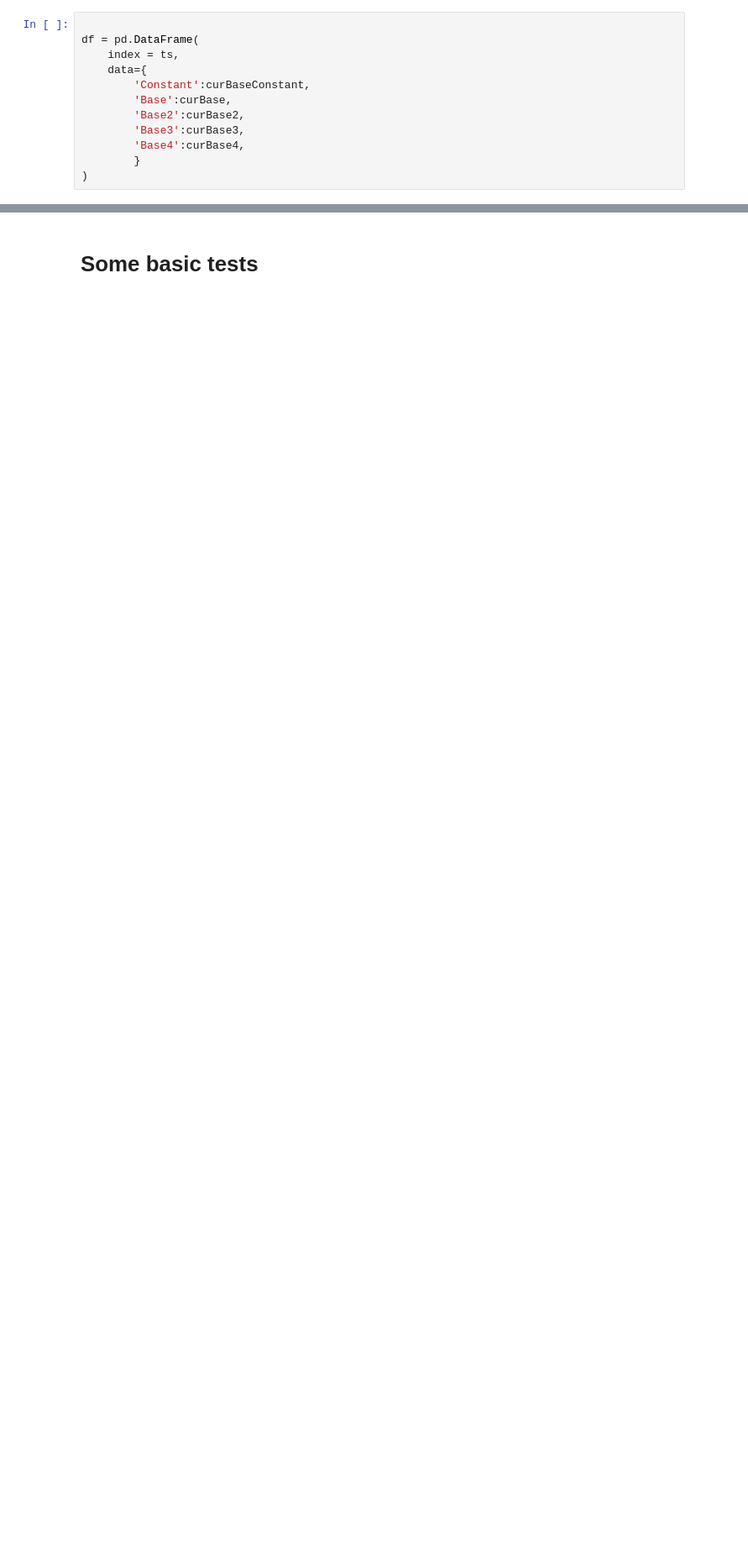
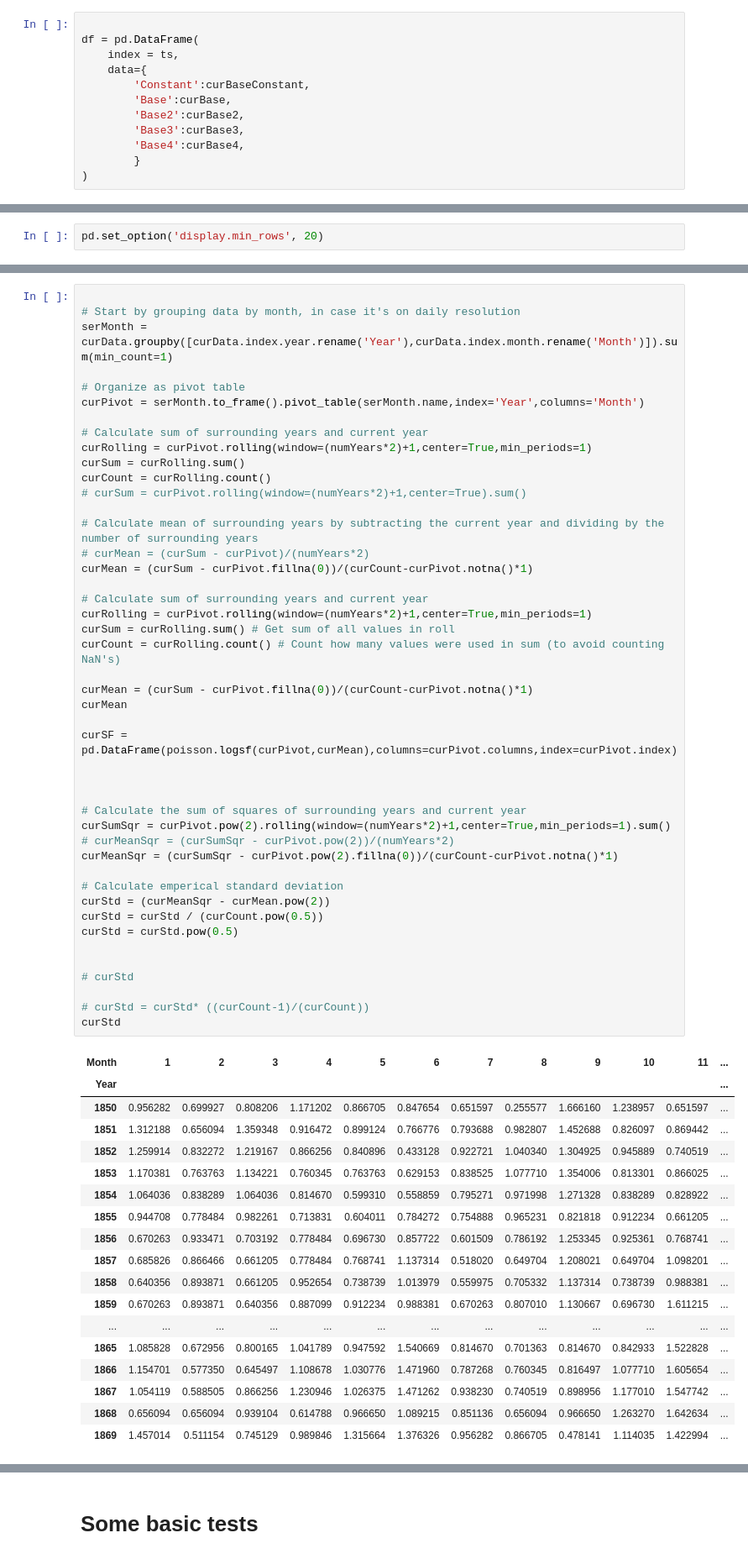
Before and after one commit to PandemiXcenter/ExcessMortality, a Jupyter notebook: TestingAndDevelopment_Poisson.ipynb, the cells around one changed output, grey strips where cells are left out. Shown at 84% size. Saved outputs shown, nothing was run; the diff lists cells and outputs as text; blank space fills up the shorter version.

```diff
--- a/TestingAndDevelopment_Poisson.ipynb
+++ b/TestingAndDevelopment_Poisson.ipynb
@@ -75,0 +96,2 @@ df = pd.DataFrame(
+# %%
+pd.set_option('display.min_rows', 20)
@@ -75,0 +149,64 @@ df = pd.DataFrame(
+# %%
+
+# Start by grouping data by month, in case it's on daily resolution
+serMonth = curData.groupby([curData.index.year.rename('Year'),curData.index.month.rename('Month')]).sum(min_count=1)
+
+# Organize as pivot table
+curPivot = serMonth.to_frame().pivot_table(serMonth.name,index='Year',columns='Month')
+
+# Calculate sum of surrounding years and current year
+curRolling = curPivot.rolling(window=(numYears*2)+1,center=True,min_periods=1)
+curSum = curRolling.sum()
+curCount = curRolling.count()
+# curSum = curPivot.rolling(window=(numYears*2)+1,center=True).sum()
+
+# Calculate mean of surrounding years by subtracting the current year and dividing by the number of surrounding years
+# curMean = (curSum - curPivot)/(numYears*2)
+curMean = (curSum - curPivot.fillna(0))/(curCount-curPivot.notna()*1)
+
+# Calculate sum of surrounding years and current year
+curRolling = curPivot.rolling(window=(numYears*2)+1,center=True,min_periods=1)
+curSum = curRolling.sum() # Get sum of all values in roll
+curCount = curRolling.count() # Count how many values were used in sum (to avoid counting NaN's)
+
+curMean = (curSum - curPivot.fillna(0))/(curCount-curPivot.notna()*1)
+curMean
+
+curSF = pd.DataFrame(poisson.logsf(curPivot,curMean),columns=curPivot.columns,index=curPivot.index)
+
+
+
+# Calculate the sum of squares of surrounding years and current year
+curSumSqr = curPivot.pow(2).rolling(window=(numYears*2)+1,center=True,min_periods=1).sum()
+# curMeanSqr = (curSumSqr - curPivot.pow(2))/(numYears*2)
+curMeanSqr = (curSumSqr - curPivot.pow(2).fillna(0))/(curCount-curPivot.notna()*1)
+
+# Calculate emperical standard deviation
+curStd = (curMeanSqr - curMean.pow(2))
+curStd = curStd / (curCount.pow(0.5))
+curStd = curStd.pow(0.5)
+
+
+# curStd
+
+# curStd = curStd* ((curCount-1)/(curCount))
+curStd
+# %% [output]
+| Month | 1 | 2 | 3 | 4 | 5 | 6 | 7 | 8 | 9 | 10 | 11 | ... |
+| Year |  |  |  |  |  |  |  |  |  |  |  | ... |
+| 1850 | 0.956282 | 0.699927 | 0.808206 | 1.171202 | 0.866705 | 0.847654 | 0.651597 | 0.255577 | 1.666160 | 1.238957 | 0.651597 | ... |
+| 1851 | 1.312188 | 0.656094 | 1.359348 | 0.916472 | 0.899124 | 0.766776 | 0.793688 | 0.982807 | 1.452688 | 0.826097 | 0.869442 | ... |
+| 1852 | 1.259914 | 0.832272 | 1.219167 | 0.866256 | 0.840896 | 0.433128 | 0.922721 | 1.040340 | 1.304925 | 0.945889 | 0.740519 | ... |
+| 1853 | 1.170381 | 0.763763 | 1.134221 | 0.760345 | 0.763763 | 0.629153 | 0.838525 | 1.077710 | 1.354006 | 0.813301 | 0.866025 | ... |
+| 1854 | 1.064036 | 0.838289 | 1.064036 | 0.814670 | 0.599310 | 0.558859 | 0.795271 | 0.971998 | 1.271328 | 0.838289 | 0.828922 | ... |
+| 1855 | 0.944708 | 0.778484 | 0.982261 | 0.713831 | 0.604011 | 0.784272 | 0.754888 | 0.965231 | 0.821818 | 0.912234 | 0.661205 | ... |
+| 1856 | 0.670263 | 0.933471 | 0.703192 | 0.778484 | 0.696730 | 0.857722 | 0.601509 | 0.786192 | 1.253345 | 0.925361 | 0.768741 | ... |
+| 1857 | 0.685826 | 0.866466 | 0.661205 | 0.778484 | 0.768741 | 1.137314 | 0.518020 | 0.649704 | 1.208021 | 0.649704 | 1.098201 | ... |
+| 1858 | 0.640356 | 0.893871 | 0.661205 | 0.952654 | 0.738739 | 1.013979 | 0.559975 | 0.705332 | 1.137314 | 0.738739 | 0.988381 | ... |
+| 1859 | 0.670263 | 0.893871 | 0.640356 | 0.887099 | 0.912234 | 0.988381 | 0.670263 | 0.807010 | 1.130667 | 0.696730 | 1.611215 | ... |
+| ... | ... | ... | ... | ... | ... | ... | ... | ... | ... | ... | ... | ... |
+| 1865 | 1.085828 | 0.672956 | 0.800165 | 1.041789 | 0.947592 | 1.540669 | 0.814670 | 0.701363 | 0.814670 | 0.842933 | 1.522828 | ... |
+| 1866 | 1.154701 | 0.577350 | 0.645497 | 1.108678 | 1.030776 | 1.471960 | 0.787268 | 0.760345 | 0.816497 | 1.077710 | 1.605654 | ... |
+| 1867 | 1.054119 | 0.588505 | 0.866256 | 1.230946 | 1.026375 | 1.471262 | 0.938230 | 0.740519 | 0.898956 | 1.177010 | 1.547742 | ... |
+| 1868 | 0.656094 | 0.656094 | 0.939104 | 0.614788 | 0.966650 | 1.089215 | 0.851136 | 0.656094 | 0.966650 | 1.263270 | 1.642634 | ... |
+| 1869 | 1.457014 | 0.511154 | 0.745129 | 0.989846 | 1.315664 | 1.376326 | 0.956282 | 0.866705 | 0.478141 | 1.114035 | 1.422994 | ... |
```
Also changed, not shown: parts of 22 cells of this notebook, 1 other file.
